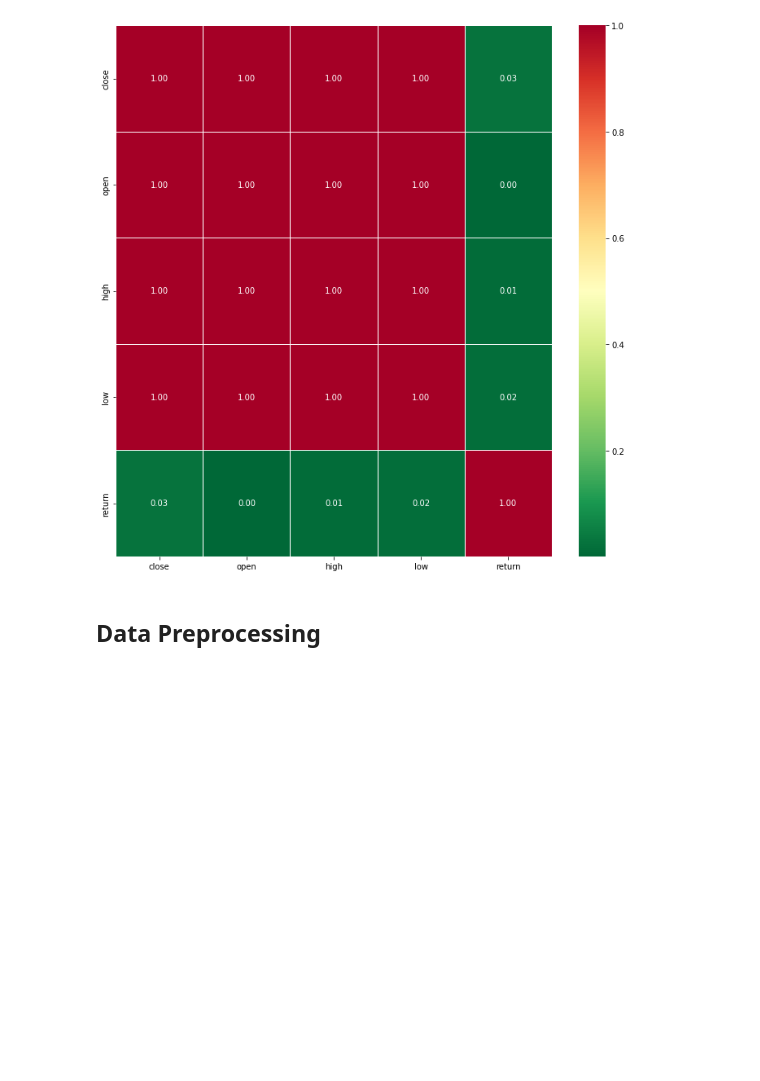
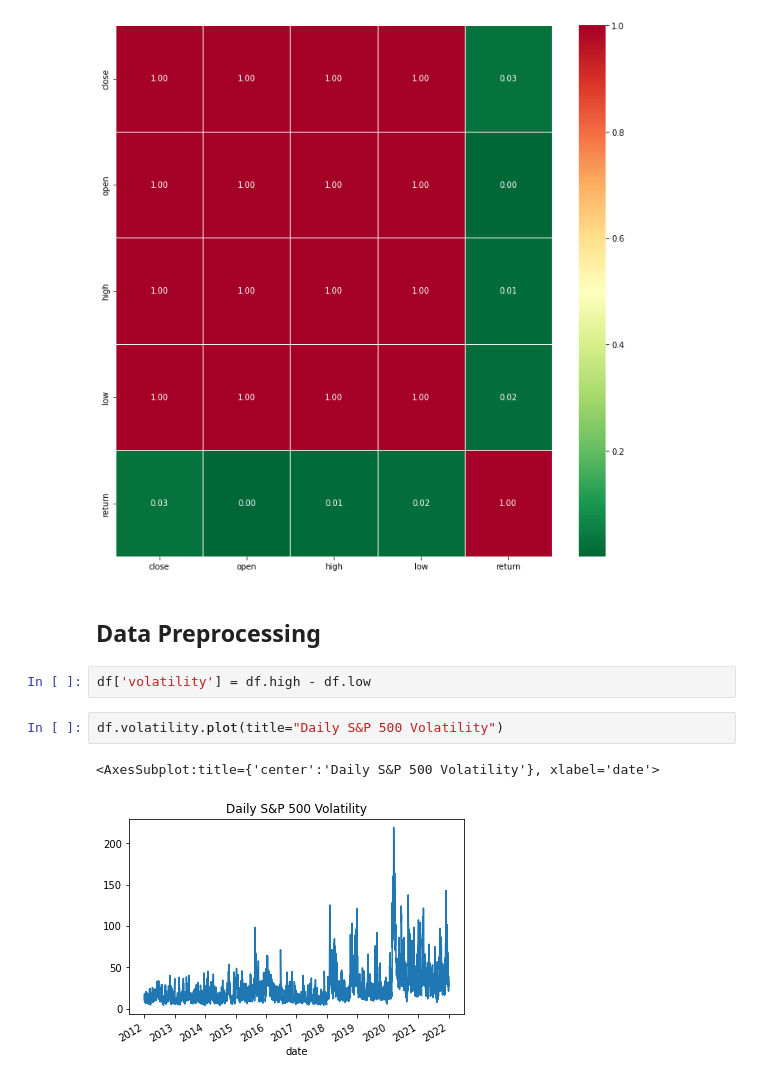
Before and after one commit to jonas-fullstack-dev/ml-financial-data, a Jupyter notebook: stocks.ipynb, the cells around one changed output. Cells and saved outputs as stored; diff of their text form; blank space fills up the shorter version.

```diff
--- a/stocks.ipynb
+++ b/stocks.ipynb
@@ -215,3 +215,10 @@ sns.heatmap(df.corr(), annot=True, cmap='RdYlGn_r', linewidth=0.5, fmt='.2f')
 [figure]
 # %% [markdown]
 ## Data Preprocessing
+# %%
+df['volatility'] = df.high - df.low
+# %%
+df.volatility.plot(title="Daily S&P 500 Volatility")
+# %% [output]
+<AxesSubplot:title={'center':'Daily S&P 500 Volatility'}, xlabel='date'>
+[figure, added]
```
Also changed, not shown: parts of 20 cells of this notebook.
